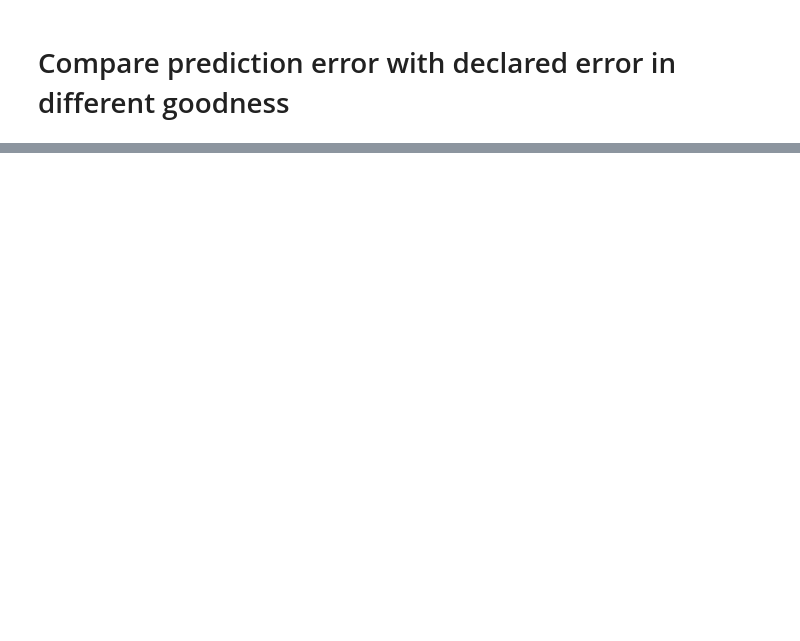
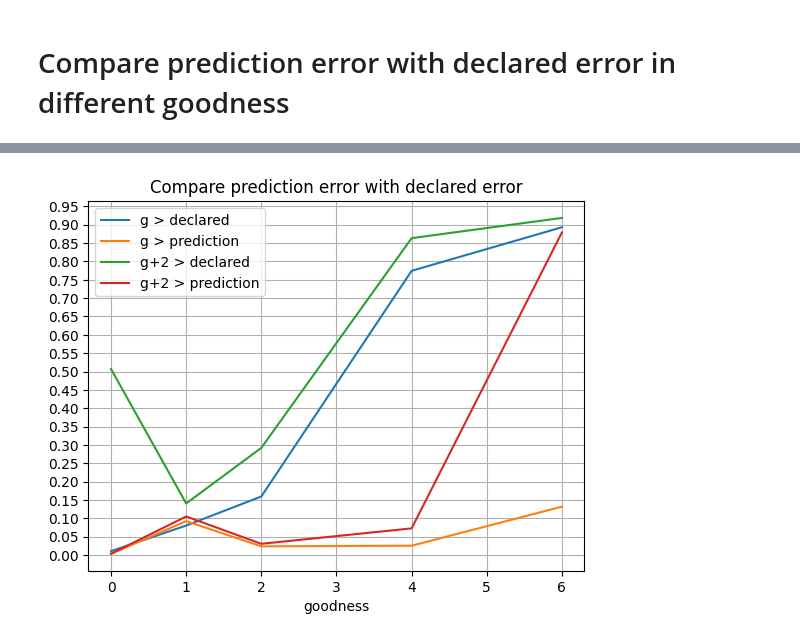
Before and after one commit to SHSMJ200/Bargh_ML, a Jupyter notebook: src/models/jupyter_files/compare_with_declared.ipynb, the cells around one changed output, grey strips where cells are left out. Cells and saved outputs as stored; diff of their text form; code cells hidden in the pictures; blank space fills up the shorter version.

```diff
--- a/src/models/jupyter_files/compare_with_declared.ipynb
+++ b/src/models/jupyter_files/compare_with_declared.ipynb
@@ -45,0 +63,37 @@ plt.show()
+# %%
+declared_errors1, pred_errors1, data_sizes = [], [], []
+declared_errors2, pred_errors2 = [], []
+
+all_goodness = [0,1,2,4,6]
+for goodness in all_goodness:
+    df_selected = Data_selector(df).select_peaks(goodness=goodness)
+    generation = df_selected["generation"]
+    prediction = df_selected["prediction_turbo"]
+    declared = df_selected["declared"]
+
+    pred_error1 = percenatge_bigger(generation-1, prediction)
+    declared_error1 = percenatge_bigger(generation-1, declared)
+
+    pred_error2 = percenatge_bigger(generation+1, prediction)
+    declared_error2 = percenatge_bigger(generation+1, declared)
+
+    pred_errors1.append(pred_error1)
+    declared_errors1.append(declared_error1)
+
+    pred_errors2.append(pred_error2)
+    declared_errors2.append(declared_error2)
+
+    data_sizes.append(len(generation))
+# %%
+plt.plot(all_goodness, declared_errors1, label="g > declared")
+plt.plot(all_goodness, pred_errors1, label="g > prediction")
+plt.plot(all_goodness, declared_errors2, label="g+2 > declared")
+plt.plot(all_goodness, pred_errors2, label="g+2 > prediction")
+plt.title("Compare prediction error with declared error")
+plt.xlabel("goodness")
+plt.yticks(np.arange(0,1,0.05))
+plt.grid()
+plt.legend()
+plt.show()
+# %% [output]
+[figure, added]
```
Also changed, not shown: parts of 3 cells of this notebook, 43 other files.
